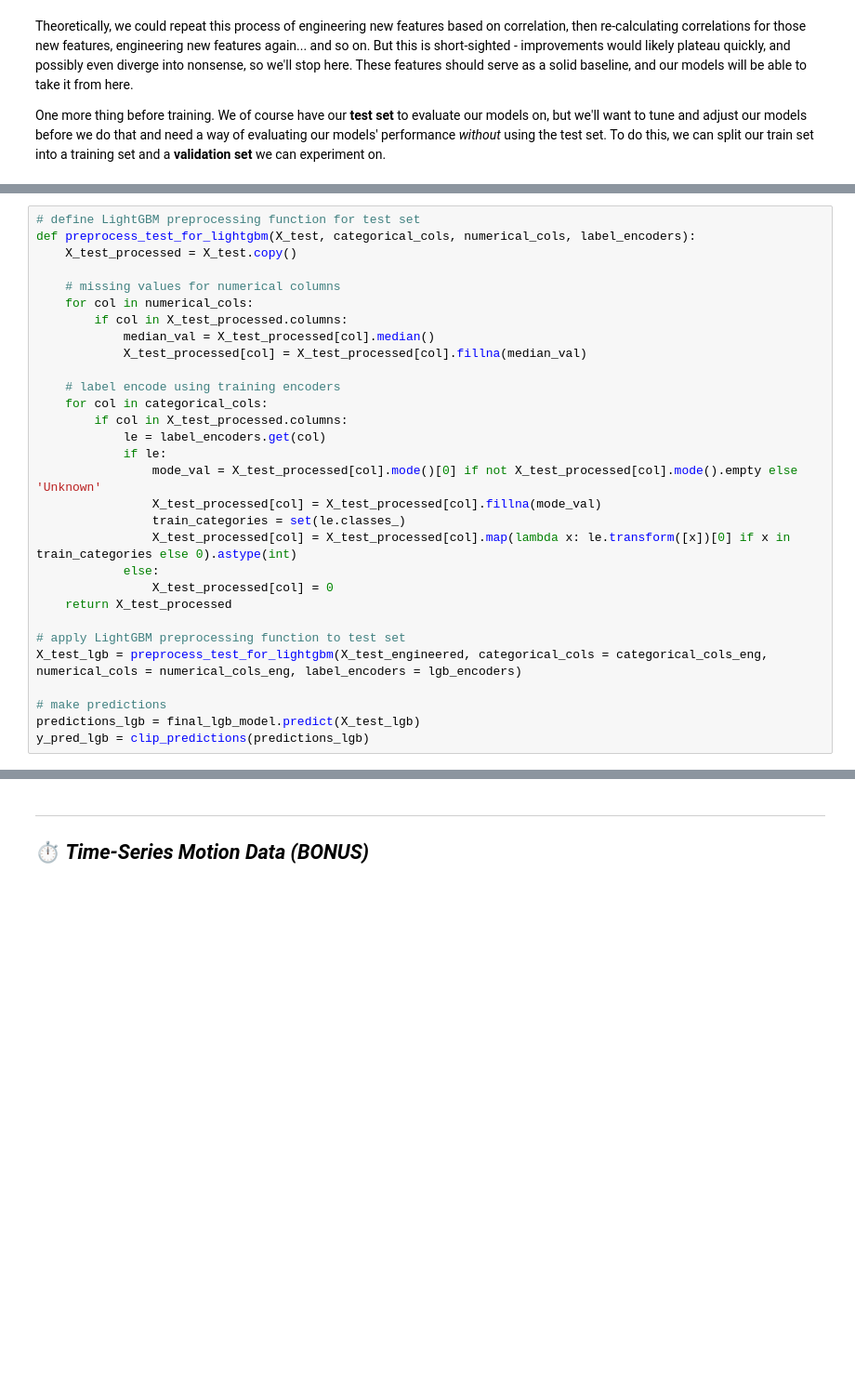
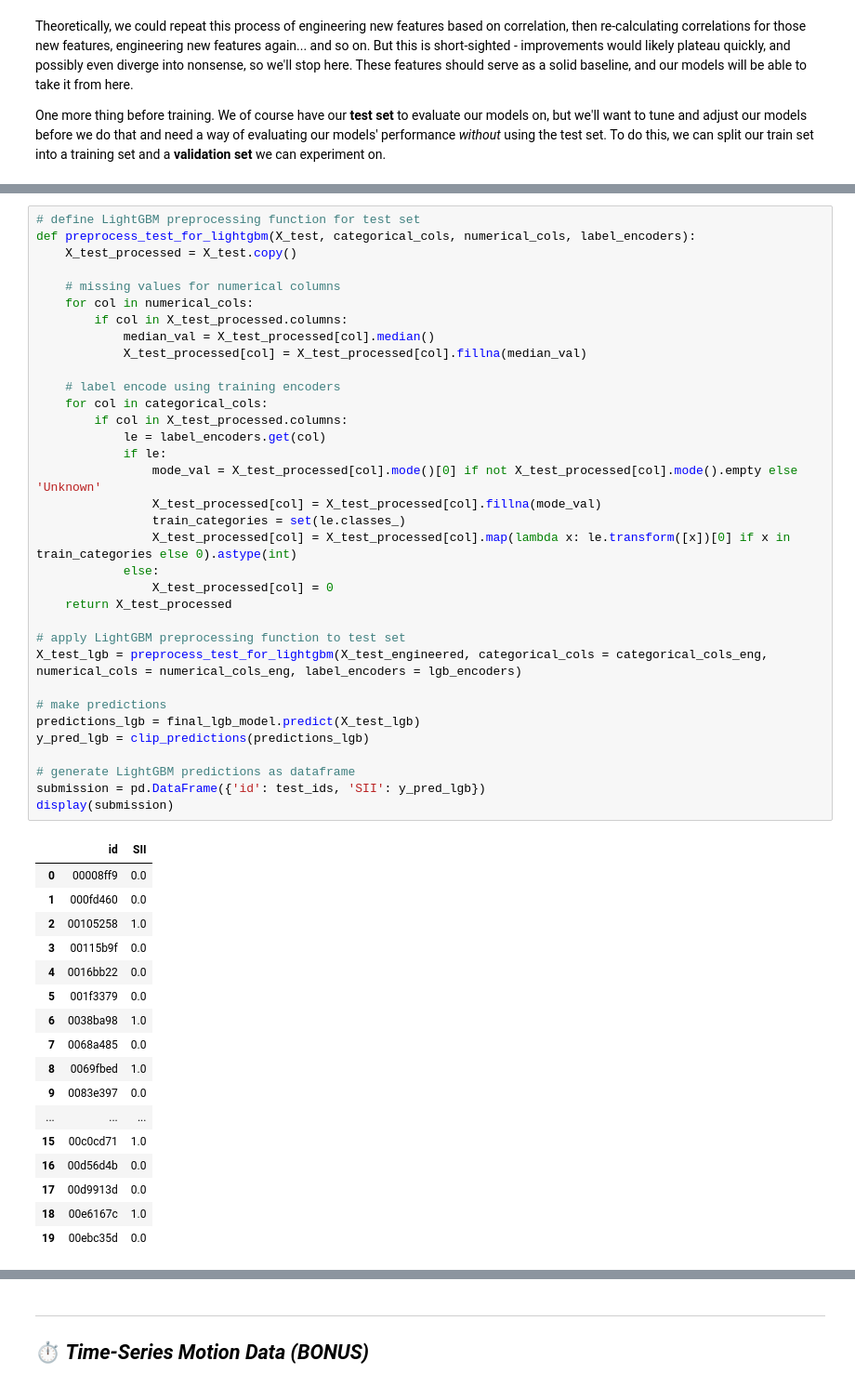
Before and after one commit to tomragus/CMI-PIU-Model, a Jupyter notebook: notebooks/CMI-PIU_draft2.ipynb, the cells around one changed output, grey strips where cells are left out. Shown: that part at 93% size. Drawn from its saved outputs; the diff is of its cells as text; blank space fills up the shorter version.

```diff
--- a/notebooks/CMI-PIU_draft2.ipynb
+++ b/notebooks/CMI-PIU_draft2.ipynb
@@ -1140,31 +1193,53 @@ y_pred_ridge contains the predicted values for the test set from the Ridge model
 # %%
 # define LightGBM preprocessing function for test set
 def preprocess_test_for_lightgbm(X_test, categorical_cols, numerical_cols, label_encoders):
     X_test_processed = X_test.copy()
 
     # missing values for numerical columns
     for col in numerical_cols:
         if col in X_test_processed.columns:
             median_val = X_test_processed[col].median()
             X_test_processed[col] = X_test_processed[col].fillna(median_val)
 
     # label encode using training encoders
     for col in categorical_cols:
         if col in X_test_processed.columns:
             le = label_encoders.get(col)
             if le:
                 mode_val = X_test_processed[col].mode()[0] if not X_test_processed[col].mode().empty else 'Unknown'
                 X_test_processed[col] = X_test_processed[col].fillna(mode_val)
                 train_categories = set(le.classes_)
                 X_test_processed[col] = X_test_processed[col].map(lambda x: le.transform([x])[0] if x in train_categories else 0).astype(int)
             else:
                 X_test_processed[col] = 0
     return X_test_processed
 
 # apply LightGBM preprocessing function to test set
 X_test_lgb = preprocess_test_for_lightgbm(X_test_engineered, categorical_cols = categorical_cols_eng, numerical_cols = numerical_cols_eng, label_encoders = lgb_encoders)
 
 # make predictions
 predictions_lgb = final_lgb_model.predict(X_test_lgb)
 y_pred_lgb = clip_predictions(predictions_lgb)
+
+# generate LightGBM predictions as dataframe
+submission = pd.DataFrame({'id': test_ids, 'SII': y_pred_lgb})
+display(submission)
+# %% [output]
+|  | id | SII |
+| 0 | 00008ff9 | 0.0 |
+| 1 | 000fd460 | 0.0 |
+| 2 | 00105258 | 1.0 |
+| 3 | 00115b9f | 0.0 |
+| 4 | 0016bb22 | 0.0 |
+| 5 | 001f3379 | 0.0 |
+| 6 | 0038ba98 | 1.0 |
+| 7 | 0068a485 | 0.0 |
+| 8 | 0069fbed | 1.0 |
+| 9 | 0083e397 | 0.0 |
+| ... | ... | ... |
+| 15 | 00c0cd71 | 1.0 |
+| 16 | 00d56d4b | 0.0 |
+| 17 | 00d9913d | 0.0 |
+| 18 | 00e6167c | 1.0 |
+| 19 | 00ebc35d | 0.0 |
 # %% [markdown]
```
Also changed, not shown: parts of 25 cells of this notebook.
